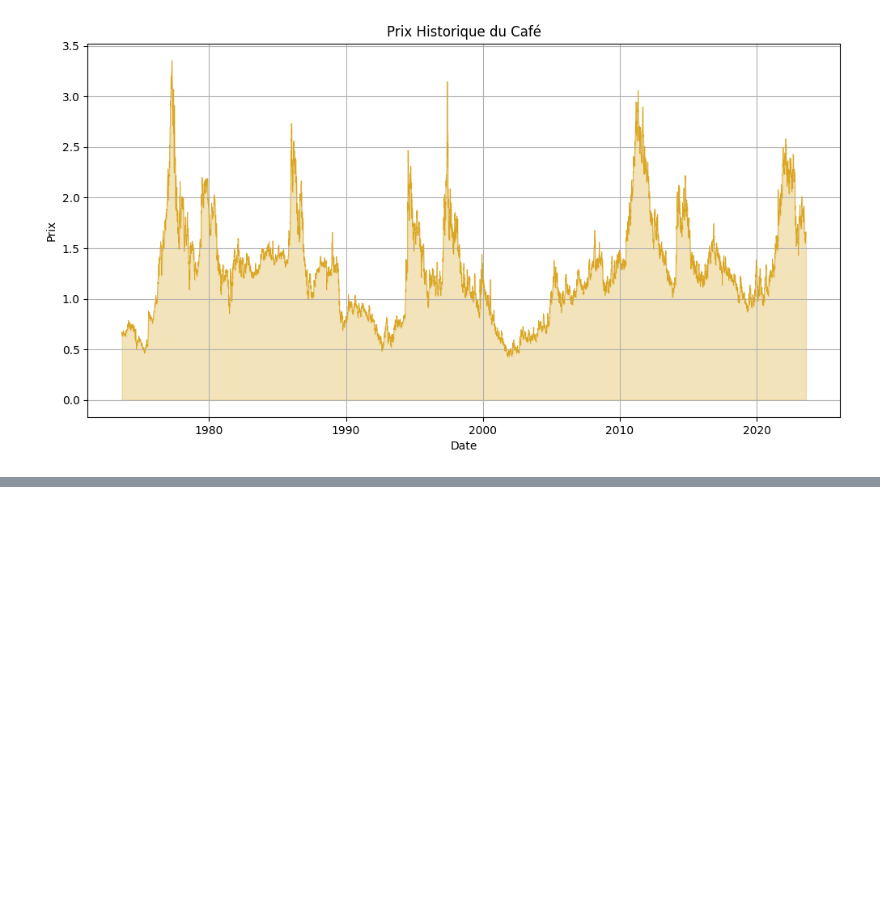
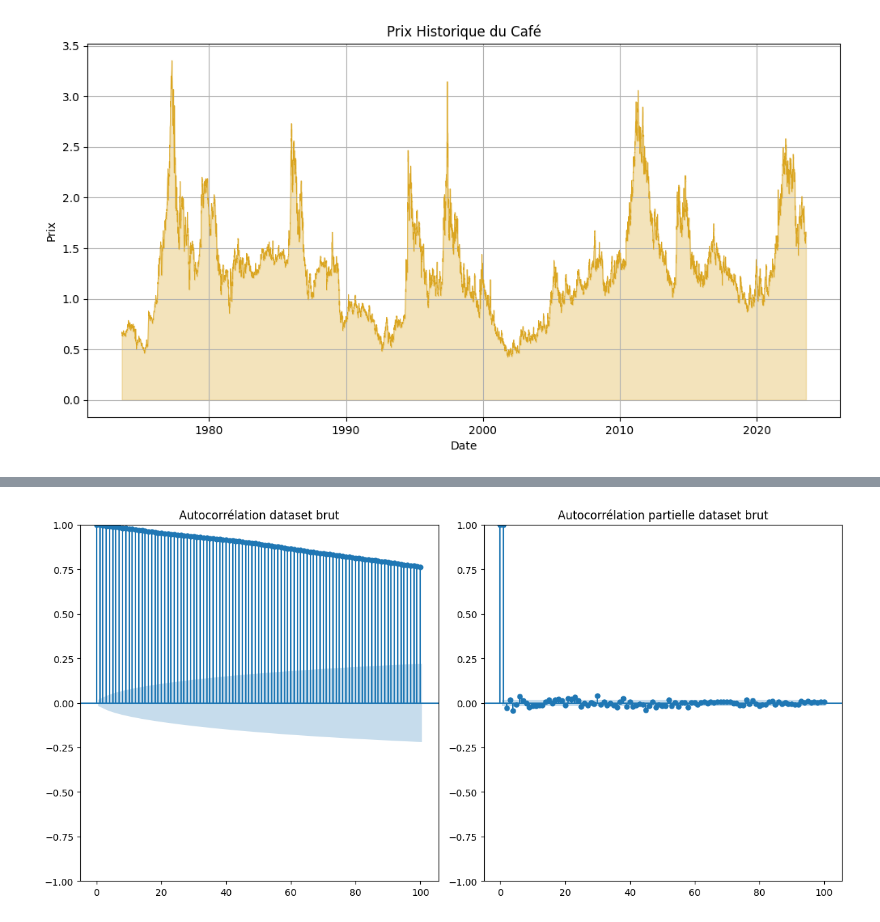
Before and after one commit to ThomasAPRichard/M1_DS, a Jupyter notebook: Série-Temporelle/Coffe_time_series_forecasting/Projet_ST_Thomas_Hichem.ipynb, the cells around one changed output, grey strips where cells are left out. Cells and saved outputs as stored; diff of their text form; code cells hidden in the pictures; blank space fills up the shorter version.

```diff
--- a/Série-Temporelle/Coffe_time_series_forecasting/Projet_ST_Thomas_Hichem.ipynb
+++ b/Série-Temporelle/Coffe_time_series_forecasting/Projet_ST_Thomas_Hichem.ipynb
@@ -51,0 +156,19 @@ plt.show()
+# %%
+# Dataset brut pour ACF et PACF
+h = 100
+plt.figure(figsize=(12, 6))
+
+plt.subplot(1, 2, 1)
+plot_acf(data['value'], lags=h, ax=plt.gca())
+plt.title('Autocorrélation dataset brut')
+plt.legend([f'h = {h}'])
+
+plt.subplot(1, 2, 2)
+plot_pacf(data['value'], lags=h, ax=plt.gca())
+plt.title('Autocorrélation partielle dataset brut')
+plt.legend([f'h = {h}'])
+
+plt.tight_layout()
+plt.show()
+# %% [output]
+[figure, added]
```
Also changed, not shown: parts of 22 cells of this notebook, 1 other file.
